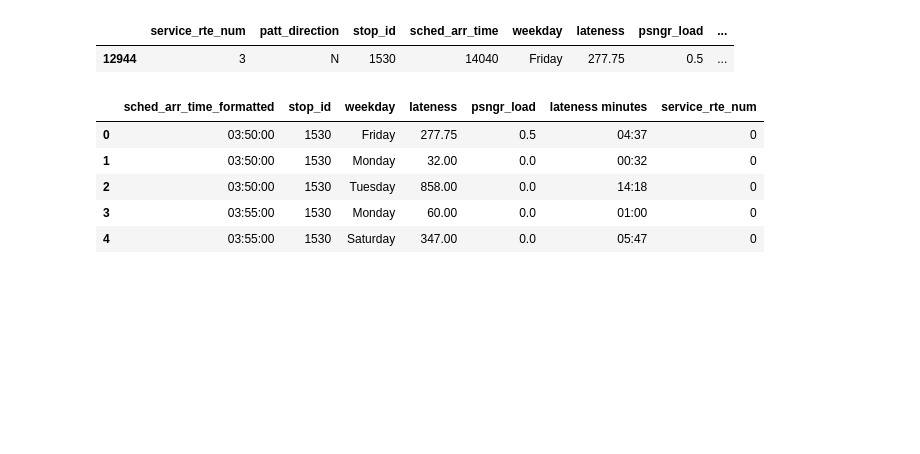
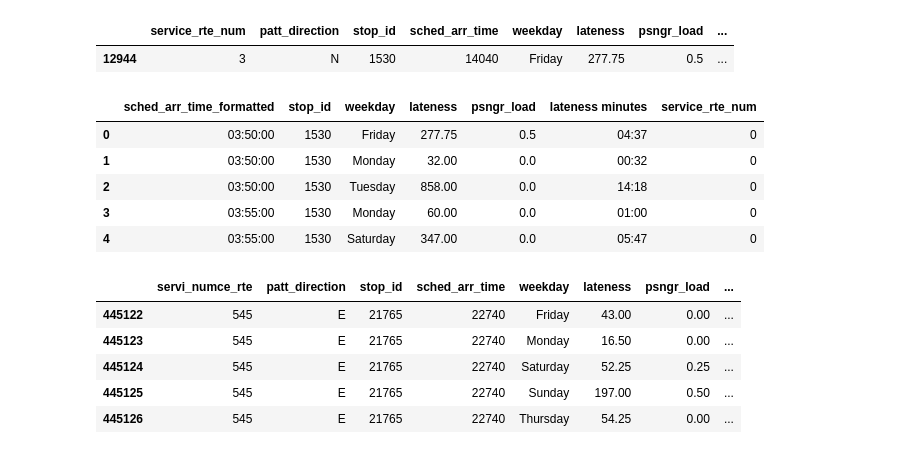
Before and after one commit to levkoch/bus-442, a Jupyter notebook: delays/data_cleaing.ipynb, the cells around one changed output. Cells and saved outputs as stored; diff of their text form; code cells hidden in the pictures; blank space fills up the shorter version.

```diff
--- a/delays/data_cleaing.ipynb
+++ b/delays/data_cleaing.ipynb
@@ -191,3 +191,16 @@ times.head()
 avg_times = pd.concat([times, route_times])
 # %%
 avg_times.to_csv('FiveMinuteDelayAverages.csv')
+# %%
+# Renaming:
+df = pd.read_csv("AverageDaysFormatted.csv")
+df = df.drop('Unnamed: 0', axis=1)
+# %%
+df[(df['servi_numce_rte'] == 545) & (df['stop_id'] == 21765) & (df['sched_arr_time_formatted'] == "06:19:00")].head()
+# %% [output]
+|  | servi_numce_rte | patt_direction | stop_id | sched_arr_time | weekday | lateness | psngr_load | ... |
+| 445122 | 545 | E | 21765 | 22740 | Friday | 43.00 | 0.00 | ... |
+| 445123 | 545 | E | 21765 | 22740 | Monday | 16.50 | 0.00 | ... |
+| 445124 | 545 | E | 21765 | 22740 | Saturday | 52.25 | 0.25 | ... |
+| 445125 | 545 | E | 21765 | 22740 | Sunday | 197.00 | 0.50 | ... |
+| 445126 | 545 | E | 21765 | 22740 | Thursday | 54.25 | 0.00 | ... |
```
Also changed, not shown: parts of 18 cells of this notebook, 4 other files.
